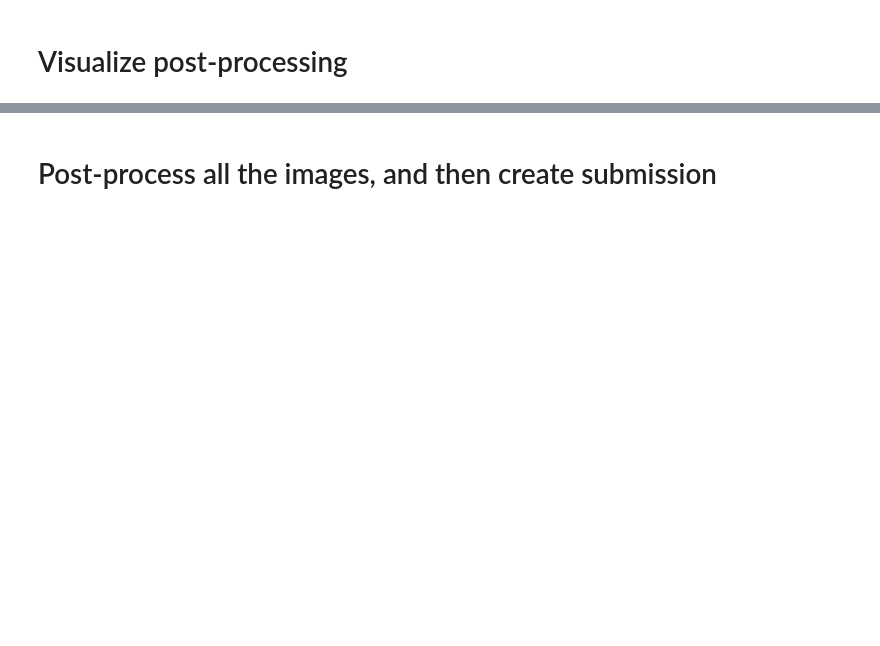
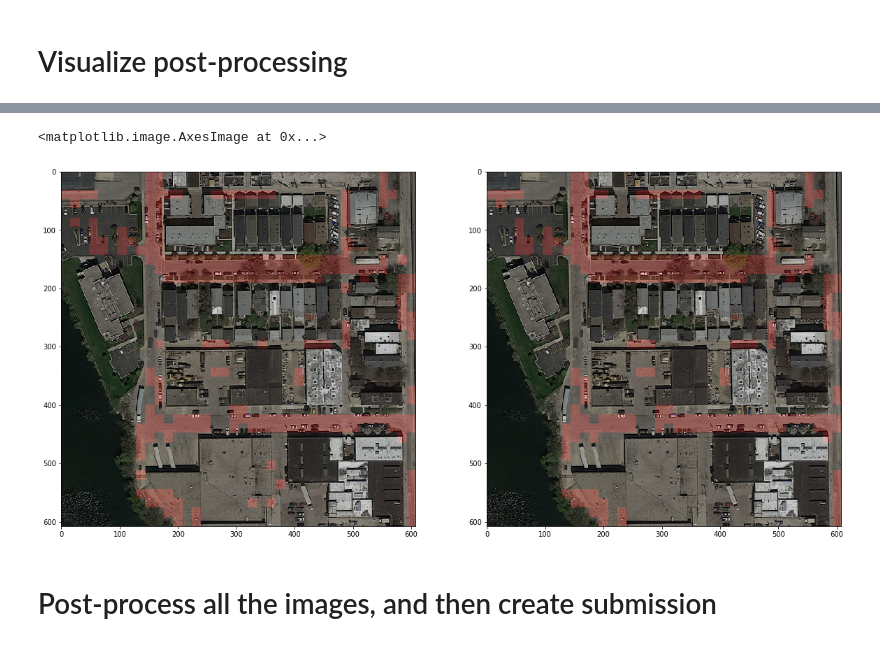
Before and after one commit to LeonardoPollina/ML_project_2, a Jupyter notebook: Notebooks/Post_processing/Post_processing.ipynb, the cells around one changed output, grey strips where cells are left out. Drawn from its saved outputs; the diff is of its cells as text; code cells hidden in the pictures; blank space fills up the shorter version.

```diff
--- a/Notebooks/Post_processing/Post_processing.ipynb
+++ b/Notebooks/Post_processing/Post_processing.ipynb
@@ -21,7 +39,7 @@ PredictionName = MODEL.PredictionName
 # Visualize post-processing
 # %%
 #load images and pad them
-test_images = pick_test_images(root = ROOT_DIR)
+test_images = pick_test_images(root_dir = ROOT_DIR)
 # %%
 # Getting back the objects:
 with open(PredictionName, 'rb') as f:
@@ -32,20 +53,23 @@ print(test_labels.shape)
 # %%
-IDX = 9
+IDX = 12
 patches_38x38 = test_labels[IDX].reshape(38,38)
 post_processed_patches = post_process_single(patches_38x38)
 
 post_processed_image = label_to_img(608, 608, 16, 16, post_processed_patches.reshape(38*38))
 
 predicted_image_IDX = VisualizePrediction(PredictionName, IDX, 608, PLOT= False)
 new_img = make_img_overlay(test_images[IDX], predicted_image_IDX)
 
 new_img2 = make_img_overlay(test_images[IDX], post_processed_image)
 
 plt.figure(figsize=[20,30])
 plt.subplot(1,2,1)
 plt.imshow(new_img)
 plt.subplot(1,2,2)
 plt.imshow(new_img2)
+# %% [output]
+<matplotlib.image.AxesImage at 0x...>
+[figure, added]
 # %% [markdown]
 # Post-process all the images, and then create submission
 # %%
```
Also changed, not shown: parts of 4 cells of this notebook, 1 other file.
